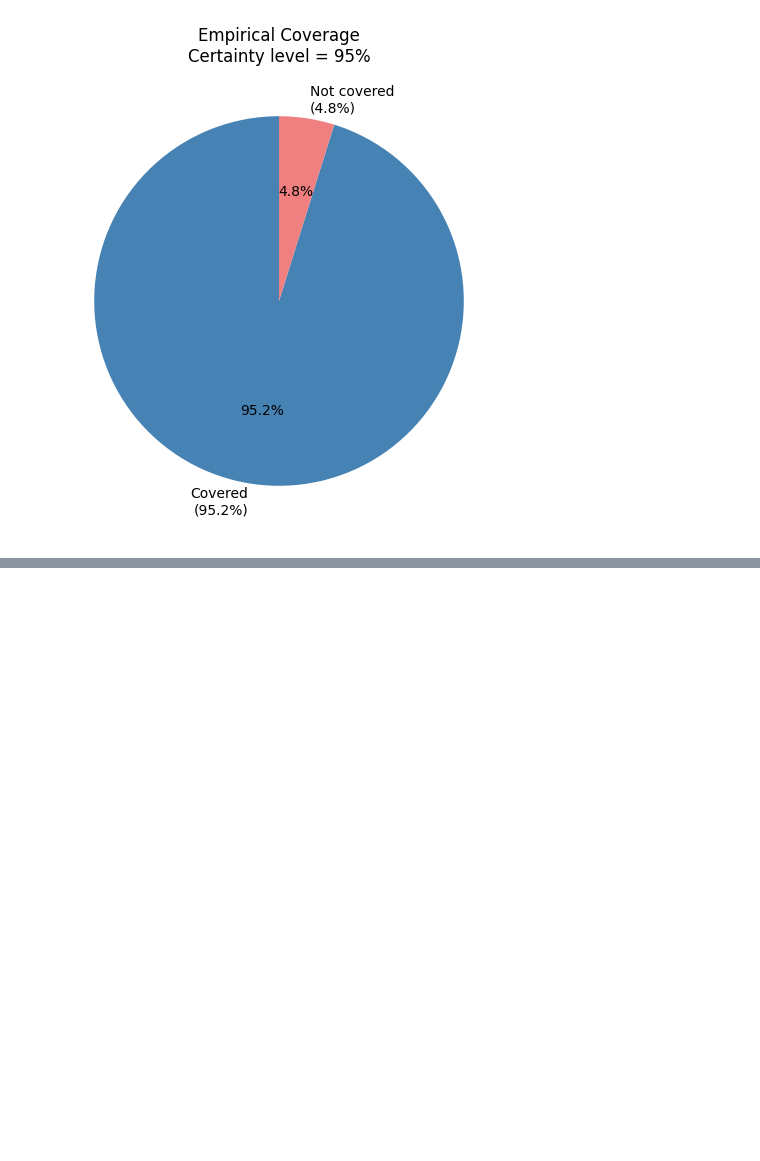
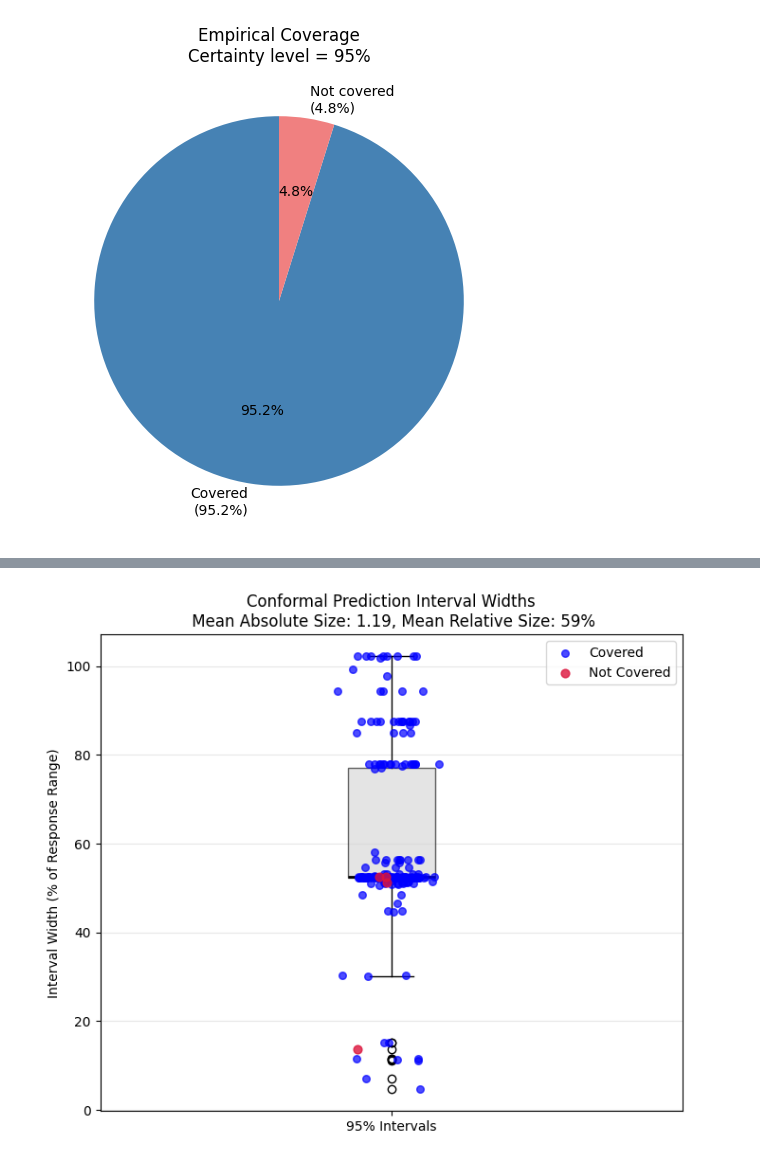
Before and after one commit to volkamerlab/Trustworthy_ML_Workshop, a Jupyter notebook: notebooks/inductive_CP.ipynb, the cells around one changed output, grey strips where cells are left out. Cells and saved outputs as stored; diff of their text form; code cells hidden in the pictures; blank space fills up the shorter version.

```diff
--- a/notebooks/inductive_CP.ipynb
+++ b/notebooks/inductive_CP.ipynb
@@ -318,0 +479,57 @@ plt.show()
+# %%
+# Interval widths
+interval_sizes = (
+    regression_results["conformal_prediction_95_quantile_upper"]
+    - regression_results["conformal_prediction_95_quantile_lower"]
+)
+
+# Relative width (% of response range [-1, 1])
+relative_width_pct = 100 * interval_sizes / 2
+
+covered = regression_results["actual_in_interval"].to_numpy(dtype=bool)
+
+plt.figure(figsize=(7, 6))
+
+# Boxplot
+plt.boxplot(
+    relative_width_pct,
+    patch_artist=True,
+    boxprops=dict(facecolor="lightgray", alpha=0.6),
+    medianprops=dict(color="black", linewidth=2)
+)
+
+# Jittered x-positions
+x_jitter = np.random.normal(1, 0.03, len(relative_width_pct))
+
+# Covered points
+plt.scatter(
+    x_jitter[covered],
+    relative_width_pct[covered],
+    color="blue",
+    alpha=0.7,
+    s=30,
+    label="Covered",
+    zorder=3
+)
+
+# Not-covered points
+plt.scatter(
+    x_jitter[~covered],
+    relative_width_pct[~covered],
+    color="crimson",
+    alpha=0.8,
+    s=40,
+    label="Not Covered",
+    zorder=3
+)
+
+plt.ylabel("Interval Width (% of Response Range)")
+plt.title(f"Conformal Prediction Interval Widths\n Mean Absolute Size: {np.mean(interval_sizes):.3}, Mean Relative Size: {round((np.mean(interval_sizes)/2)*100)}%")
+plt.xticks([1], ["95% Intervals"])
+plt.grid(axis="y", alpha=0.3)
+plt.legend(loc="upper right")
+
+plt.tight_layout()
+plt.show()
+# %% [output]
+[figure, added]
```
Also changed, not shown: parts of 40 cells of this notebook, 5 other files.
